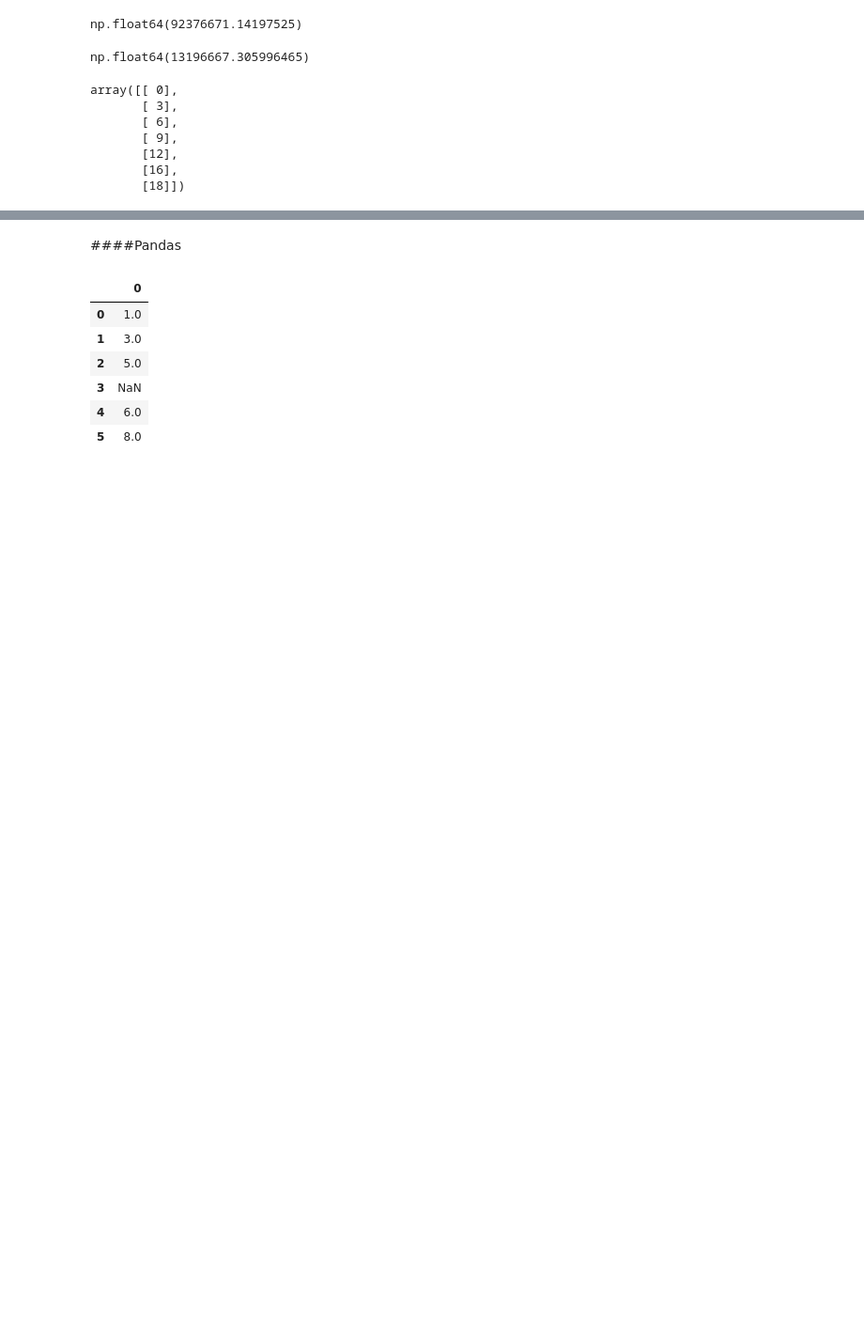
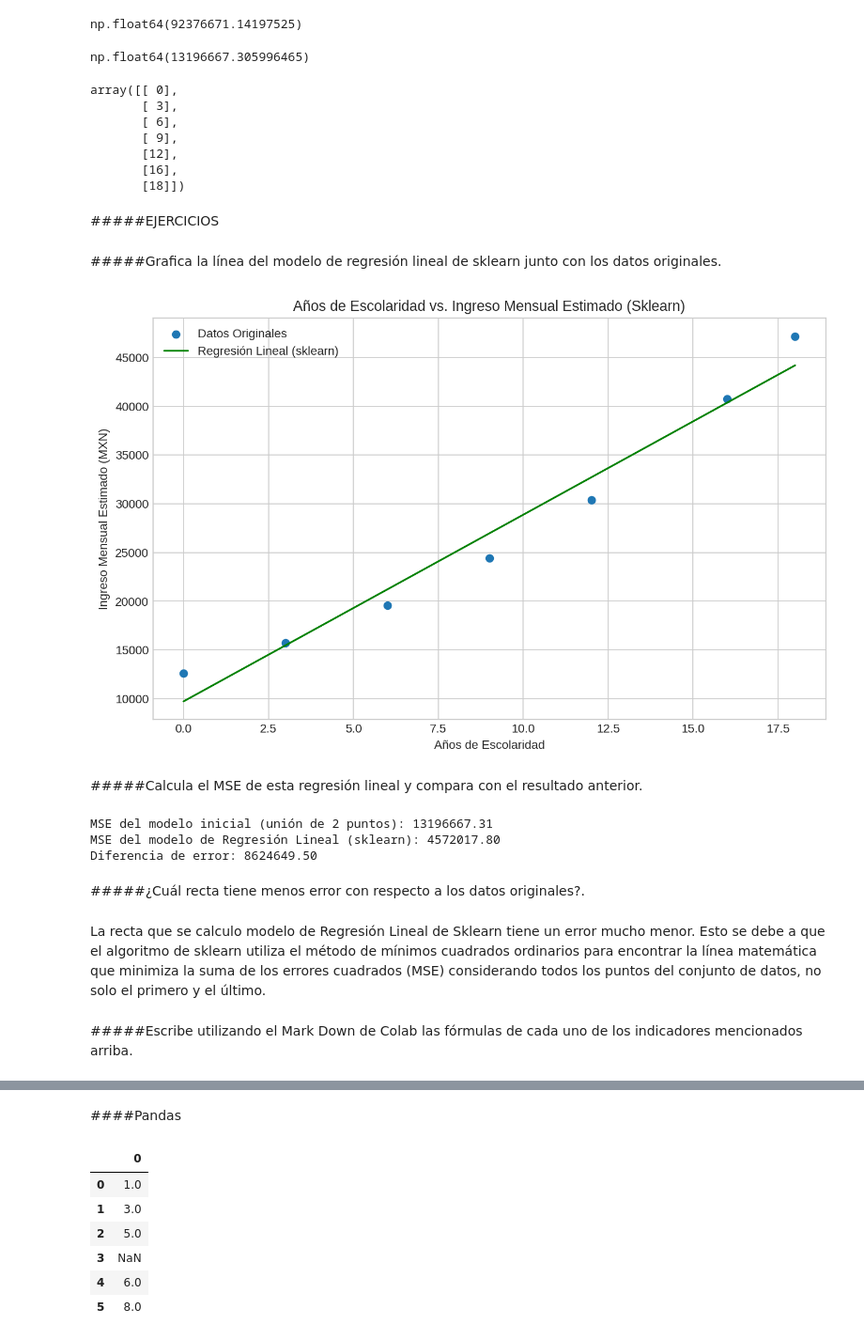
Before and after one commit to Jpablo179804/MineriaDatos, a Jupyter notebook: MineriaDatos.ipynb, the cells around one changed output, grey strips where cells are left out. Shown at 94% size. Drawn from its saved outputs; the diff is of its cells as text; code cells hidden in the pictures; blank space fills up the shorter version.

Commit message:
Se creó con Colab

```diff
--- a/MineriaDatos.ipynb
+++ b/MineriaDatos.ipynb
@@ -946,3 +951,53 @@ array([[ 0],
        [12],
        [16],
        [18]])
+# %% [markdown]
+#####EJERCICIOS
+# %% [markdown]
+#####Grafica la línea del modelo de regresión lineal de sklearn junto con los datos originales.
+# %%
+from sklearn.linear_model import LinearRegression
+
+anios_escolaridad = np.array([0, 3, 6, 9, 12, 16, 18])
+ingreso_mensual_estimado_mx = np.array([12621, 15723, 19587, 24401, 30398, 40747, 47176])
+X = anios_escolaridad.reshape(-1, 1)
+y = ingreso_mensual_estimado_mx
+
+modelo_regresion = LinearRegression()
+modelo_regresion.fit(X, y)
+y_pred_sklearn = modelo_regresion.predict(X)
+
+plt.figure(figsize=(10, 6))
+plt.scatter(anios_escolaridad, ingreso_mensual_estimado_mx, label='Datos Originales')
+plt.plot(anios_escolaridad, y_pred_sklearn, color='green', label=f'Regresión Lineal (sklearn)')
+plt.title('Años de Escolaridad vs. Ingreso Mensual Estimado (Sklearn)')
+plt.xlabel('Años de Escolaridad')
+plt.ylabel('Ingreso Mensual Estimado (MXN)')
+plt.grid(True)
+plt.legend()
+plt.show()
+# %% [output]
+[figure, added]
+# %% [markdown]
+#####Calcula el MSE de esta regresión lineal y compara con el resultado anterior.
+# %%
+from sklearn.metrics import mean_squared_error
+
+# Calcular el MSE para las predicciones de sklearn
+mse_sklearn = mean_squared_error(y, y_pred_sklearn)
+
+print(f"MSE del modelo inicial (unión de 2 puntos): {mse:.2f}")
+print(f"MSE del modelo de Regresión Lineal (sklearn): {mse_sklearn:.2f}")
+
+diferencia = mse - mse_sklearn
+print(f"Diferencia de error: {diferencia:.2f}")
+# %% [output]
+MSE del modelo inicial (unión de 2 puntos): 13196667.31
+MSE del modelo de Regresión Lineal (sklearn): 4572017.80
+Diferencia de error: 8624649.50
+# %% [markdown]
+#####¿Cuál recta tiene menos error con respecto a los datos originales?.
+# %% [markdown]
+La recta que se calculo modelo de Regresión Lineal de Sklearn tiene un error mucho menor. Esto se debe a que el algoritmo de sklearn utiliza el método de mínimos cuadrados ordinarios para encontrar la línea matemática que minimiza la suma de los errores cuadrados (MSE) considerando todos los puntos del conjunto de datos, no solo el primero y el último.
+# %% [markdown]
+#####Escribe utilizando el Mark Down de Colab las fórmulas de cada uno de los indicadores mencionados arriba.
```
Also changed, not shown: parts of 23 cells of this notebook.
